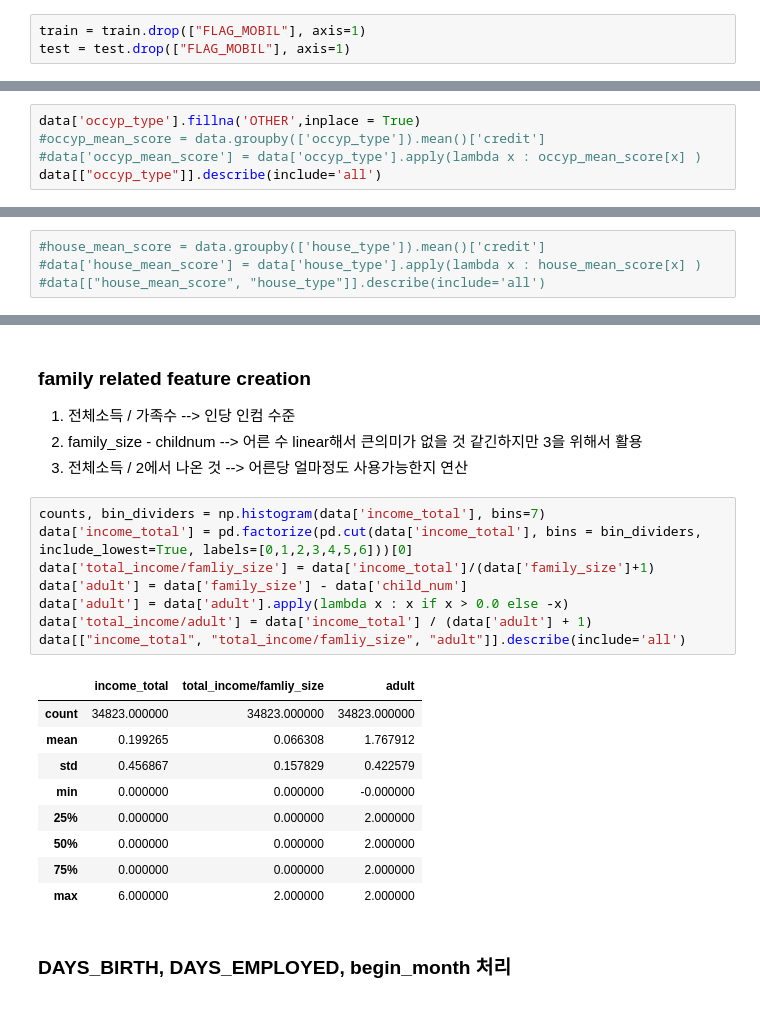
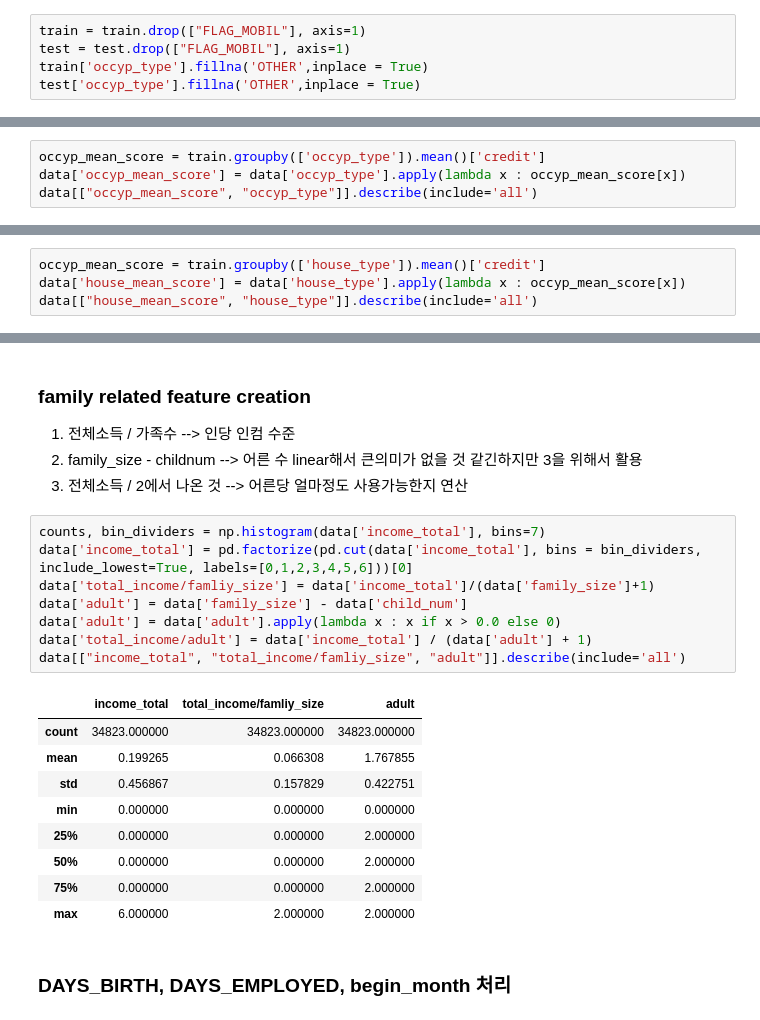
Before and after one commit to PNU-Sinbaram/dacon-credit-card-defaults-detection, a Jupyter notebook: classification.ipynb, the cells around one changed output, grey strips where cells are left out. Cells and saved outputs as stored; diff of their text form.

```diff
--- a/classification.ipynb
+++ b/classification.ipynb
@@ -107,6 +111,8 @@ Name: FLAG_MOBIL, dtype: int64
 # %%
 train = train.drop(["FLAG_MOBIL"], axis=1)
 test = test.drop(["FLAG_MOBIL"], axis=1)
+train['occyp_type'].fillna('OTHER',inplace = True)
+test['occyp_type'].fillna('OTHER',inplace = True)
 # %% [markdown]
 ## Feature Creation
 # %%
@@ -121,8 +127,7 @@ print(data.shape)
 # %% [markdown]
 ### occyp_type을 credit 평균치로 환산
 # %%
-data['occyp_type'].fillna('OTHER',inplace = True)
-#occyp_mean_score = data.groupby(['occyp_type']).mean()['credit']
-#data['occyp_mean_score'] = data['occyp_type'].apply(lambda x : occyp_mean_score[x] )
-data[["occyp_type"]].describe(include='all')
+occyp_mean_score = train.groupby(['occyp_type']).mean()['credit']
+data['occyp_mean_score'] = data['occyp_type'].apply(lambda x : occyp_mean_score[x])
+data[["occyp_mean_score", "occyp_type"]].describe(include='all')
 # %% [output]
@@ -134,6 +146,6 @@ data[["occyp_type"]].describe(include='all')
 # %% [markdown]
 ### houst_type credit 평균치로 환산
 # %%
-#house_mean_score = data.groupby(['house_type']).mean()['credit']
-#data['house_mean_score'] = data['house_type'].apply(lambda x : house_mean_score[x] )
-#data[["house_mean_score", "house_type"]].describe(include='all')
+occyp_mean_score = train.groupby(['house_type']).mean()['credit']
+data['house_mean_score'] = data['house_type'].apply(lambda x : occyp_mean_score[x])
+data[["house_mean_score", "house_type"]].describe(include='all')
@@ -145,17 +170,17 @@ data[["occyp_type"]].describe(include='all')
 # %%
 counts, bin_dividers = np.histogram(data['income_total'], bins=7)
 data['income_total'] = pd.factorize(pd.cut(data['income_total'], bins = bin_dividers, include_lowest=True, labels=[0,1,2,3,4,5,6]))[0]
 data['total_income/famliy_size'] = data['income_total']/(data['family_size']+1)
 data['adult'] = data['family_size'] - data['child_num']
-data['adult'] = data['adult'].apply(lambda x : x if x > 0.0 else -x)
+data['adult'] = data['adult'].apply(lambda x : x if x > 0.0 else 0)
 data['total_income/adult'] = data['income_total'] / (data['adult'] + 1)
 data[["income_total", "total_income/famliy_size", "adult"]].describe(include='all')
 # %% [output]
 |  | income_total | total_income/famliy_size | adult |
 | count | 34823.000000 | 34823.000000 | 34823.000000 |
-| mean | 0.199265 | 0.066308 | 1.767912 |
-| std | 0.456867 | 0.157829 | 0.422579 |
-| min | 0.000000 | 0.000000 | -0.000000 |
+| mean | 0.199265 | 0.066308 | 1.767855 |
+| std | 0.456867 | 0.157829 | 0.422751 |
+| min | 0.000000 | 0.000000 | 0.000000 |
 | 25% | 0.000000 | 0.000000 | 2.000000 |
 | 50% | 0.000000 | 0.000000 | 2.000000 |
 | 75% | 0.000000 | 0.000000 | 2.000000 |
```
Also changed, not shown: parts of 32 cells of this notebook.
